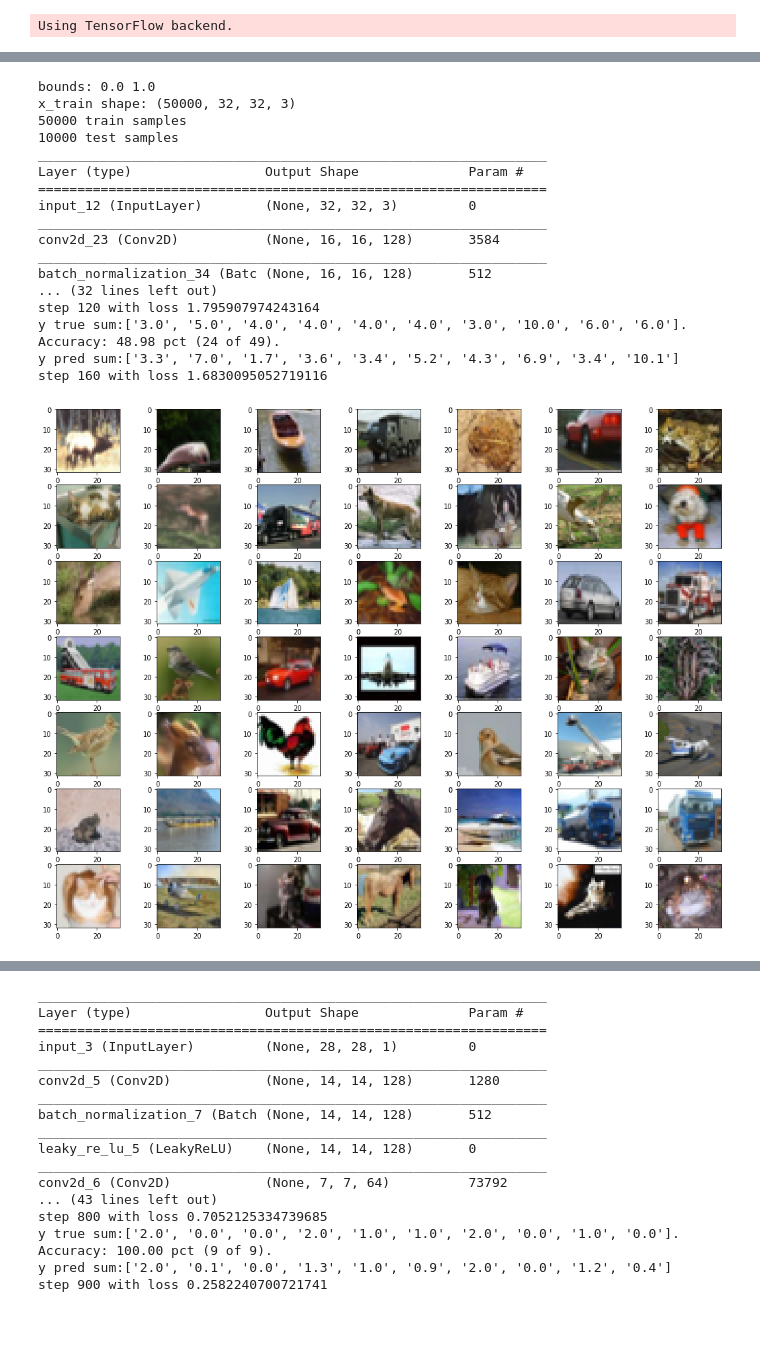
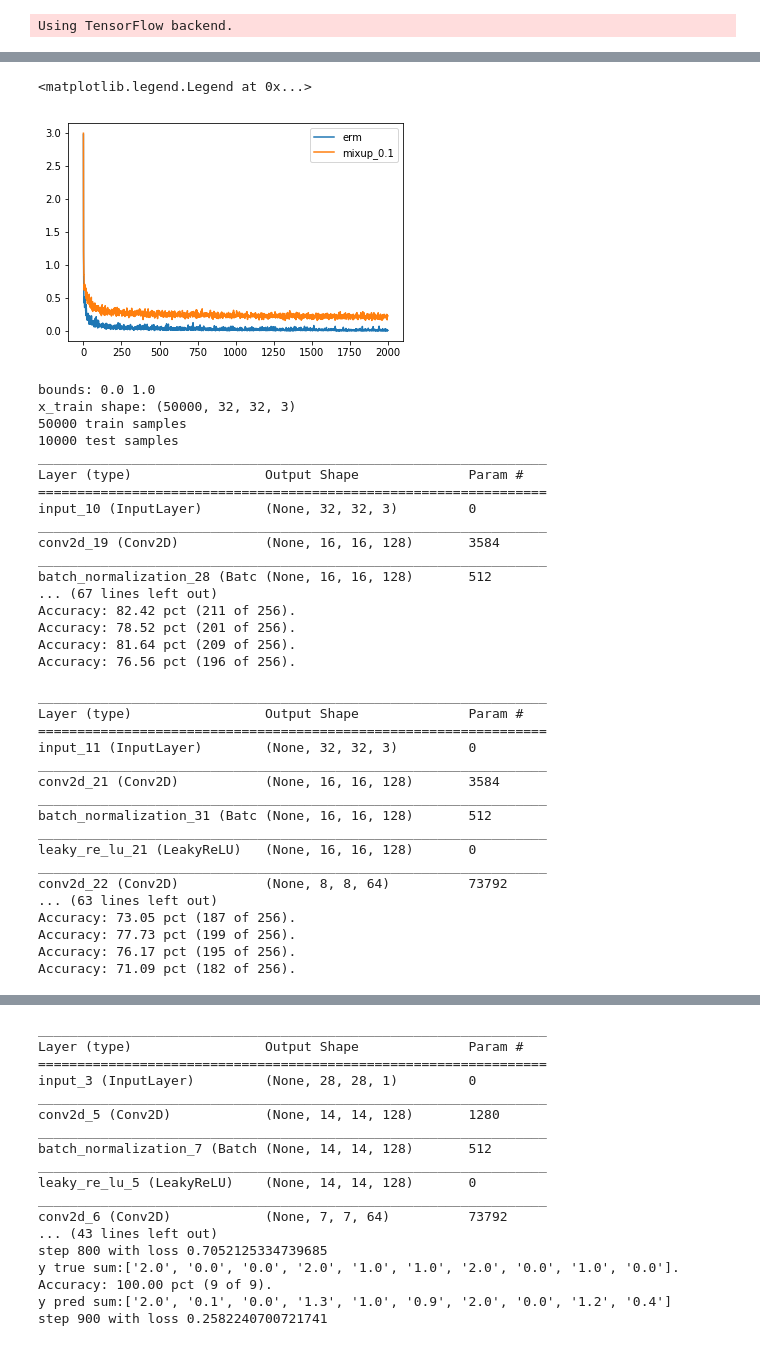
Before and after one commit to broadinstitute/ml4h, a Jupyter notebook: notebooks/mixup_mnist_cifar.ipynb, the cells around one changed output, grey strips where cells are left out. Saved outputs shown, nothing was run; the diff lists cells and outputs as text; code cells hidden in the pictures.

```diff
--- a/notebooks/mixup_mnist_cifar.ipynb
+++ b/notebooks/mixup_mnist_cifar.ipynb
@@ -250,7 +190,15 @@ step 5 with loss 1.9658113718032837
+# %%
+for k in losses:
+    plt.plot(losses[k], label=k)
+plt.legend(list(losses.keys()), loc='upper right')
+# %% [output]
+<matplotlib.legend.Legend at 0x...>
+[figure, added]
 # %%
 (cifar_x, cifar_y), _ = load_cifar()
 cifar_discriminator = build_discriminative_model((32, 32, 3), 10)
-_train_on_batches(cifar_discriminator, cifar_x, cifar_y, 200, 49, mixup=False, steps_per_print=400)
+cifar_losses = {}
+cifar_losses['erm'] = _train_on_batches(cifar_discriminator, cifar_x, cifar_y, 5000, 256, mixup=False)
 # %% [output]
 bounds: 0.0 1.0
 x_train shape: (50000, 32, 32, 3)
@@ -259,14 +207,34 @@ x_train shape: (50000, 32, 32, 3)
 _________________________________________________________________
 Layer (type)                 Output Shape              Param #
 =================================================================
-input_12 (InputLayer)        (None, 32, 32, 3)         0
+input_10 (InputLayer)        (None, 32, 32, 3)         0
 _________________________________________________________________
-conv2d_23 (Conv2D)           (None, 16, 16, 128)       3584
+conv2d_19 (Conv2D)           (None, 16, 16, 128)       3584
 _________________________________________________________________
-batch_normalization_34 (Batc (None, 16, 16, 128)       512
-... (32 lines left out)
-step 120 with loss 1.795907974243164
-y true sum:['3.0', '5.0', '4.0', '4.0', '4.0', '4.0', '3.0', '10.0', '6.0', '6.0']. Accuracy: 48.98 pct (24 of 49).
-y pred sum:['3.3', '7.0', '1.7', '3.6', '3.4', '5.2', '4.3', '6.9', '3.4', '10.1']
-step 160 with loss 1.6830095052719116
+batch_normalization_28 (Batc (None, 16, 16, 128)       512
+... (67 lines left out)
+Accuracy: 82.42 pct (211 of 256).
+Accuracy: 78.52 pct (201 of 256).
+Accuracy: 81.64 pct (209 of 256).
+Accuracy: 76.56 pct (196 of 256).
-[figure, removed]
+# %%
+cifar_discriminator = build_discriminative_model((32, 32, 3), 10)
+cifar_losses['mixup_0.1'] = _train_on_batches(cifar_discriminator, cifar_x, cifar_y, 5000, 256, mixup=True, alpha=0.1)
+# %% [output]
+_________________________________________________________________
+Layer (type)                 Output Shape              Param #
+=================================================================
+input_11 (InputLayer)        (None, 32, 32, 3)         0
+_________________________________________________________________
+conv2d_21 (Conv2D)           (None, 16, 16, 128)       3584
+_________________________________________________________________
+batch_normalization_31 (Batc (None, 16, 16, 128)       512
+_________________________________________________________________
+leaky_re_lu_21 (LeakyReLU)   (None, 16, 16, 128)       0
+_________________________________________________________________
+conv2d_22 (Conv2D)           (None, 8, 8, 64)          73792
+... (63 lines left out)
+Accuracy: 73.05 pct (187 of 256).
+Accuracy: 77.73 pct (199 of 256).
+Accuracy: 76.17 pct (195 of 256).
+Accuracy: 71.09 pct (182 of 256).
```
Also changed, not shown: parts of 15 cells of this notebook.
